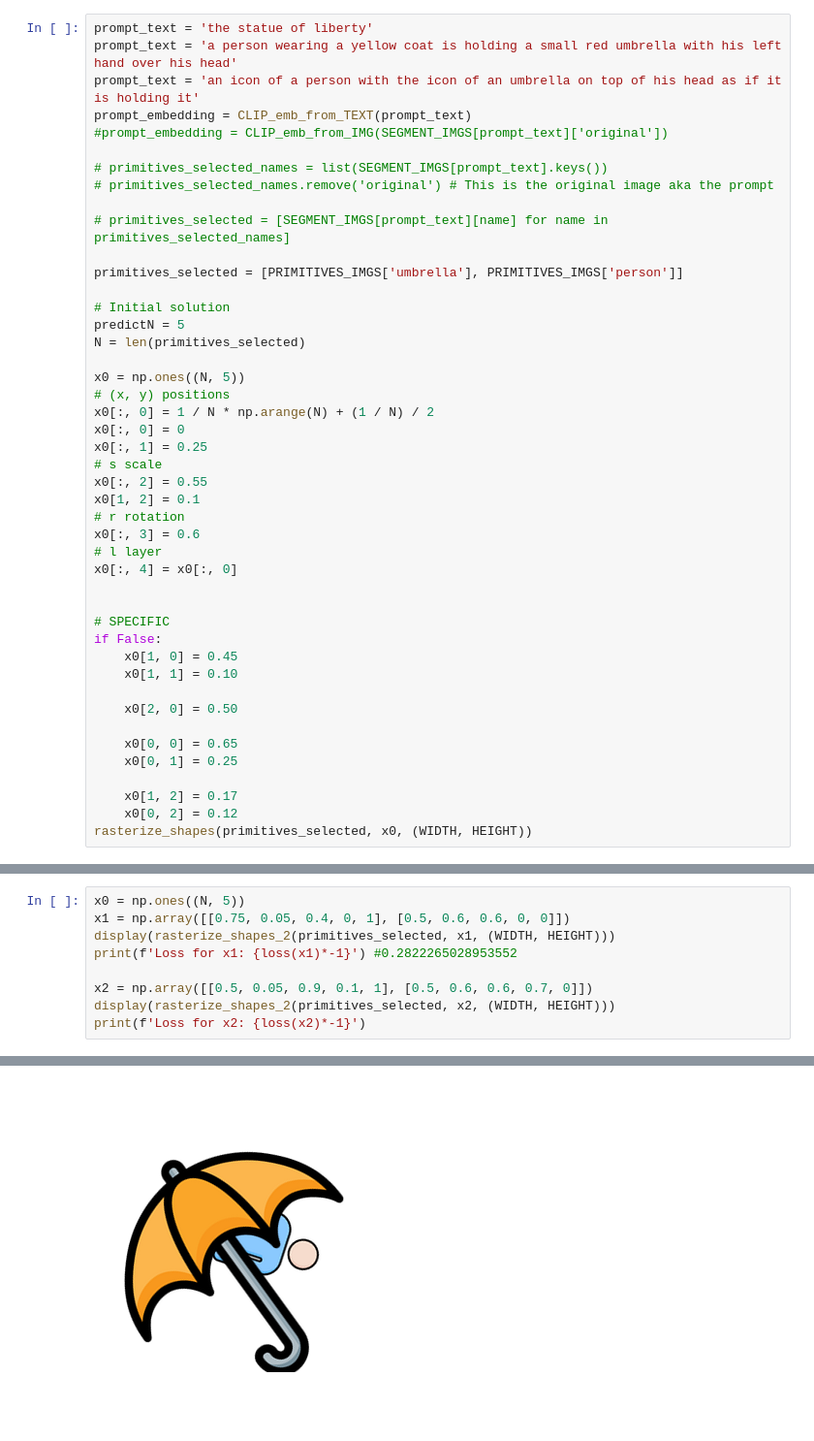
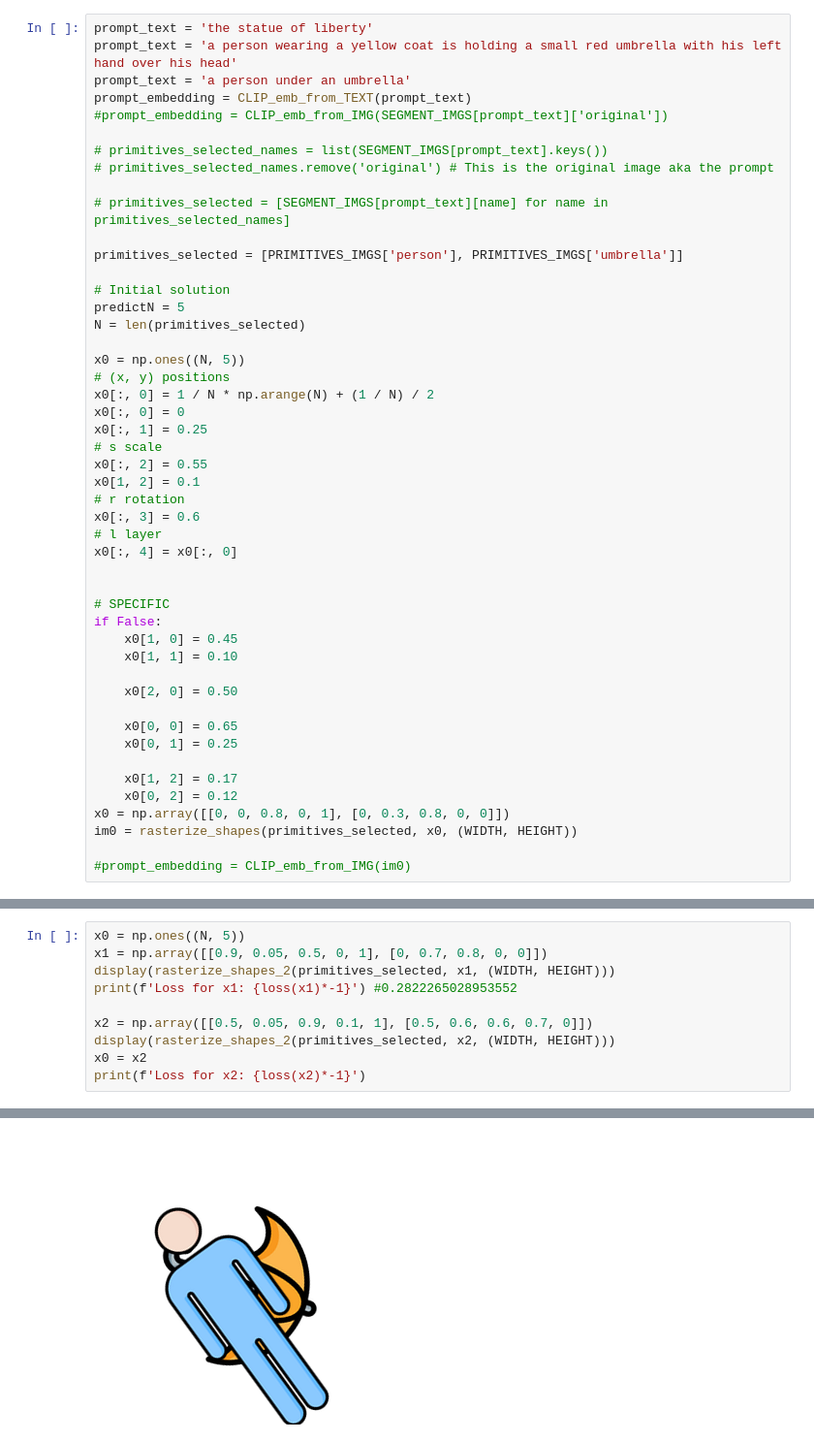
Before and after one commit to pietrosig/clip-primitive-stitching, a Jupyter notebook: cma.ipynb, the cells around one changed output, grey strips where cells are left out. Shown at 97% size. Saved outputs shown, nothing was run; the diff lists cells and outputs as text; blank space fills up the shorter version.

Commit message:
Add different CMA built-in clip method

```diff
--- a/cma.ipynb
+++ b/cma.ipynb
@@ -45,7 +47,7 @@ Using a slow image processor as `use_fast` is unset and a slow processor was sav
 # %%
 prompt_text = 'the statue of liberty'
 prompt_text = 'a person wearing a yellow coat is holding a small red umbrella with his left hand over his head'
-prompt_text = 'an icon of a person with the icon of an umbrella on top of his head as if it is holding it'
+prompt_text = 'a person under an umbrella'
 prompt_embedding = CLIP_emb_from_TEXT(prompt_text)
 #prompt_embedding = CLIP_emb_from_IMG(SEGMENT_IMGS[prompt_text]['original'])
 
@@ -54,7 +56,7 @@ prompt_embedding = CLIP_emb_from_TEXT(prompt_text)
 
 # primitives_selected = [SEGMENT_IMGS[prompt_text][name] for name in primitives_selected_names]
 
-primitives_selected = [PRIMITIVES_IMGS['umbrella'], PRIMITIVES_IMGS['person']]
+primitives_selected = [PRIMITIVES_IMGS['person'], PRIMITIVES_IMGS['umbrella']]
 
 # Initial solution
 predictN = 5
@@ -86,6 +88,9 @@ if False:
 
     x0[1, 2] = 0.17
     x0[0, 2] = 0.12
-rasterize_shapes(primitives_selected, x0, (WIDTH, HEIGHT))
+x0 = np.array([[0, 0, 0.8, 0, 1], [0, 0.3, 0.8, 0, 0]])
+im0 = rasterize_shapes(primitives_selected, x0, (WIDTH, HEIGHT))
+
+#prompt_embedding = CLIP_emb_from_IMG(im0)
 # %% [output]
 cpu
@@ -106,11 +110,12 @@ def loss(solution):
     return -torch.nn.functional.cosine_similarity(rasterized_emb, prompt_embedding, dim=1).item()
 # %%
 x0 = np.ones((N, 5))
-x1 = np.array([[0.75, 0.05, 0.4, 0, 1], [0.5, 0.6, 0.6, 0, 0]])
+x1 = np.array([[0.9, 0.05, 0.5, 0, 1], [0, 0.7, 0.8, 0, 0]])
 display(rasterize_shapes_2(primitives_selected, x1, (WIDTH, HEIGHT)))
 print(f'Loss for x1: {loss(x1)*-1}') #0.2822265028953552
 
 x2 = np.array([[0.5, 0.05, 0.9, 0.1, 1], [0.5, 0.6, 0.6, 0.7, 0]])
 display(rasterize_shapes_2(primitives_selected, x2, (WIDTH, HEIGHT)))
+x0 = x2
 print(f'Loss for x2: {loss(x2)*-1}')
 # %% [output]
@@ -119 +124 @@ Loss for x1: 0.3168582022190094
-[figure, old version]
+[figure, new version]
```
Also changed, not shown: parts of 8 cells of this notebook, 3 other files.
